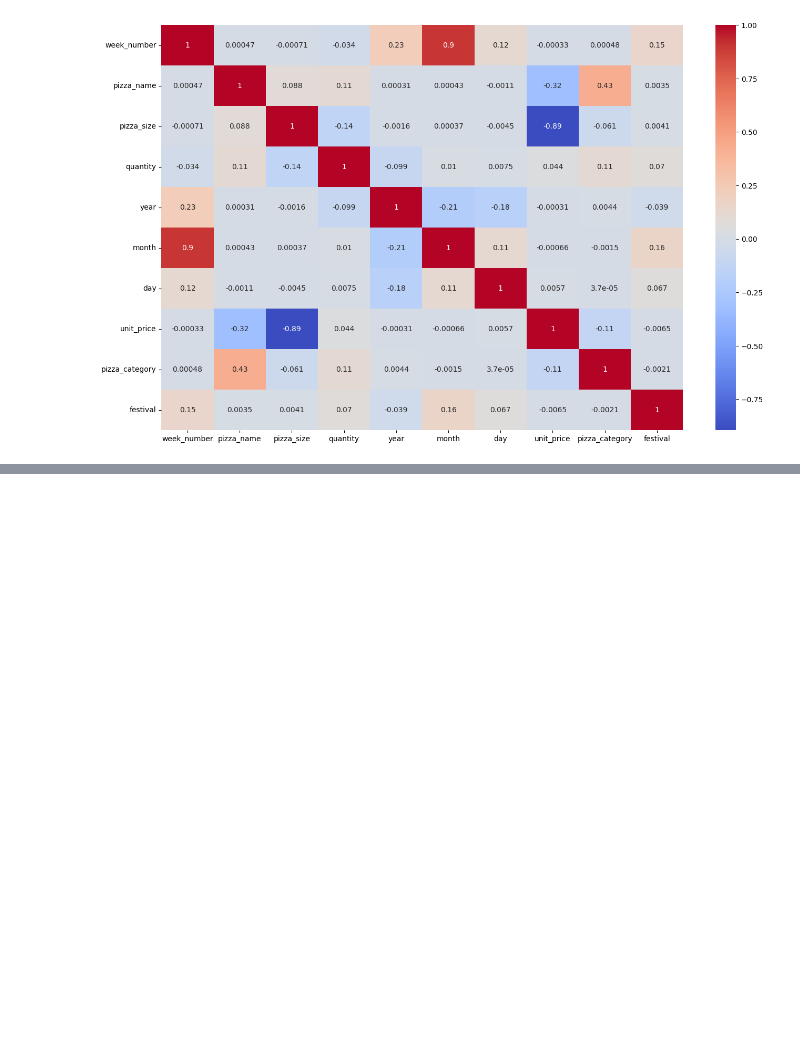
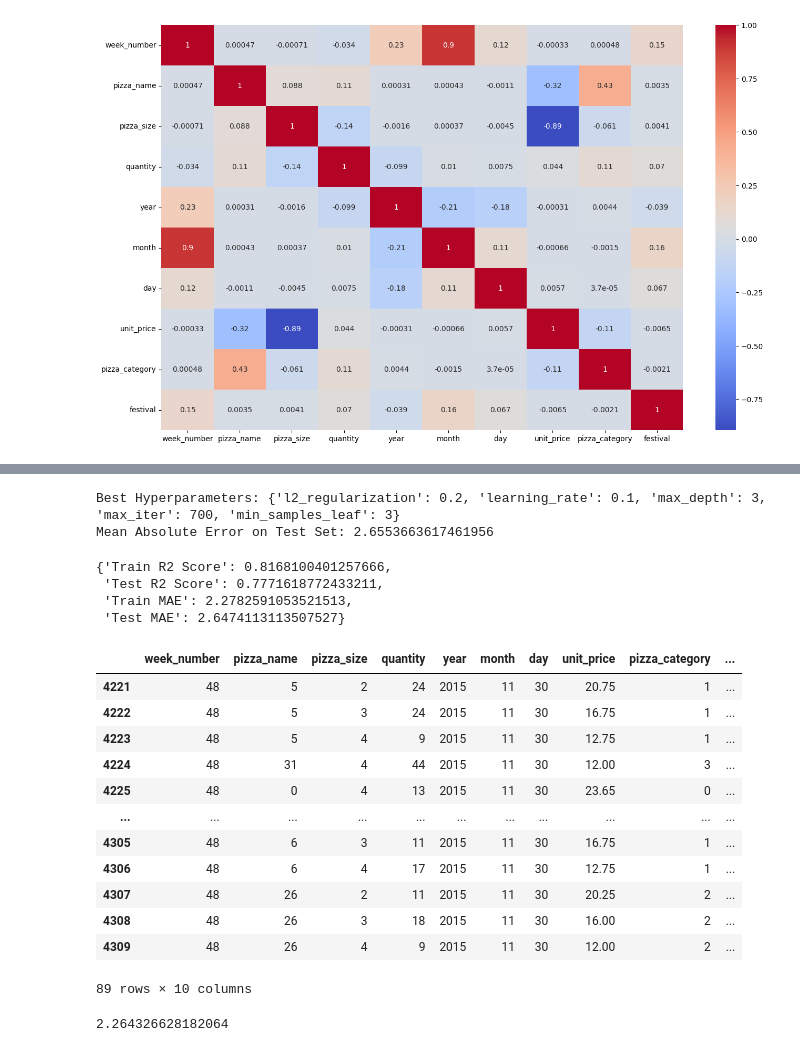
Before and after one commit to Prakash-Kani/Ingredient-Procurement-Prediction-for-Pizza-Shops, a Jupyter notebook: Modeling.ipynb, the cells around one changed output, grey strips where cells are left out. Cells and saved outputs as stored; diff of their text form; code cells hidden in the pictures; blank space fills up the shorter version.

Commit message:
Builded ML Model for Predicting Weekly Selling Quantity

```diff
--- a/Modeling.ipynb
+++ b/Modeling.ipynb
@@ -110,0 +192,76 @@ plt.show()
+# %%
+
+# Define the model
+model = HistGradientBoostingRegressor()
+
+# Define the hyperparameter grid to search
+param_grid = {
+    'learning_rate': [0.01, 0.1, 0.2],
+    'max_iter': [100, 200, 300, 500, 700],
+    'max_depth': [3, 5, 7],
+    'min_samples_leaf': [1, 3, 5],
+    'l2_regularization': [0.0, 0.1, 0.2]
+}
+
+# Use grid search to find the best hyperparameters
+grid_search = GridSearchCV(model, param_grid, cv=5, scoring='neg_mean_squared_error', n_jobs=-1)
+grid_search.fit(train_x, train_y)
+
+# Get the best hyperparameters
+best_params = grid_search.best_params_
+
+# Train the model with the best hyperparameters
+best_model = grid_search.best_estimator_
+best_model.fit(train_x, train_y)
+
+# Evaluate the model on the test set
+y_pred = best_model.predict(test_x)
+mae = mean_absolute_error(test_y, y_pred)
+
+print(f"Best Hyperparameters: {best_params}")
+print(f"Mean Absolute Error on Test Set: {mae}")
+# %% [output]
+Best Hyperparameters: {'l2_regularization': 0.2, 'learning_rate': 0.1, 'max_depth': 3, 'max_iter': 700, 'min_samples_leaf': 3}
+Mean Absolute Error on Test Set: 2.6553663617461956
+# %%
+# Creating HistGradientBoostingRegressor Model with hyperparameter
+hgb_regression1 = HistGradientBoostingRegressor( l2_regularization = 0.2,
+                                               learning_rate = 0.1,
+                                               max_depth = 3,
+                                               max_iter = 1000,
+                                               min_samples_leaf = 3).fit(train_x, train_y)
+y_train_pred = hgb_regression1.predict(train_x)
+y_test_pred = hgb_regression1.predict(test_x)
+
+data = {'Train R2 Score': r2_score(train_y, y_train_pred),
+        'Test R2 Score': r2_score(test_y, y_test_pred),
+        'Train MAE': mean_absolute_error(train_y, y_train_pred),
+        'Test MAE': mean_absolute_error(test_y, y_test_pred)}
+data
+# %% [output]
+{'Train R2 Score': 0.8168100401257666,
+ 'Test R2 Score': 0.7771618772433211,
+ 'Train MAE': 2.2782591053521513,
+ 'Test MAE': 2.6474113113507527}
+# %%
+test_data = df[df.week_number==48]
+test_data
+# %% [output]
+|  | week_number | pizza_name | pizza_size | quantity | year | month | day | unit_price | pizza_category | ... |
+| 4221 | 48 | 5 | 2 | 24 | 2015 | 11 | 30 | 20.75 | 1 | ... |
+| 4222 | 48 | 5 | 3 | 24 | 2015 | 11 | 30 | 16.75 | 1 | ... |
+| 4223 | 48 | 5 | 4 | 9 | 2015 | 11 | 30 | 12.75 | 1 | ... |
+| 4224 | 48 | 31 | 4 | 44 | 2015 | 11 | 30 | 12.00 | 3 | ... |
+| 4225 | 48 | 0 | 4 | 13 | 2015 | 11 | 30 | 23.65 | 0 | ... |
+| ... | ... | ... | ... | ... | ... | ... | ... | ... | ... | ... |
+| 4305 | 48 | 6 | 3 | 11 | 2015 | 11 | 30 | 16.75 | 1 | ... |
+| 4306 | 48 | 6 | 4 | 17 | 2015 | 11 | 30 | 12.75 | 1 | ... |
+| 4307 | 48 | 26 | 2 | 11 | 2015 | 11 | 30 | 20.25 | 2 | ... |
+| 4308 | 48 | 26 | 3 | 18 | 2015 | 11 | 30 | 16.00 | 2 | ... |
+| 4309 | 48 | 26 | 4 | 9 | 2015 | 11 | 30 | 12.00 | 2 | ... |
+89 rows × 10 columns
+# %%
+y_pred1 = hgb_regression1.predict(test_data.drop('quantity', axis = 1))
+mean_absolute_error(test_data['quantity'], y_pred1)
+# %% [output]
+2.264326628182064
```
Also changed, not shown: parts of 9 cells of this notebook.
